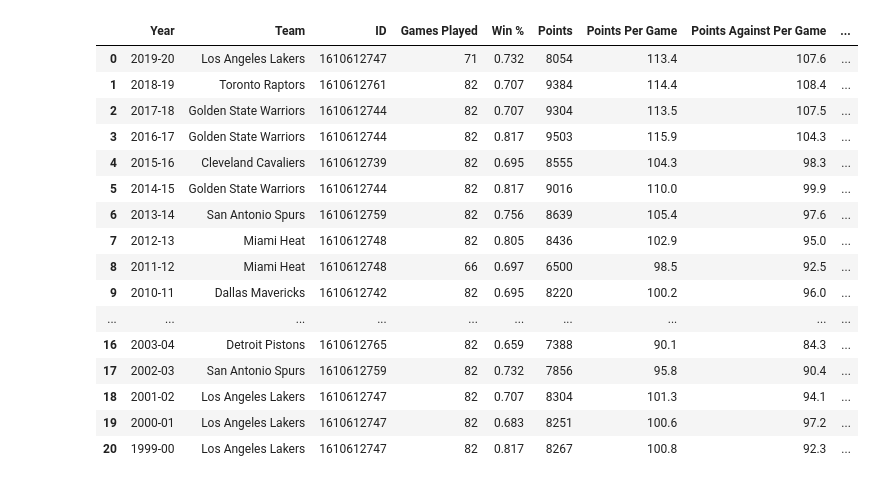
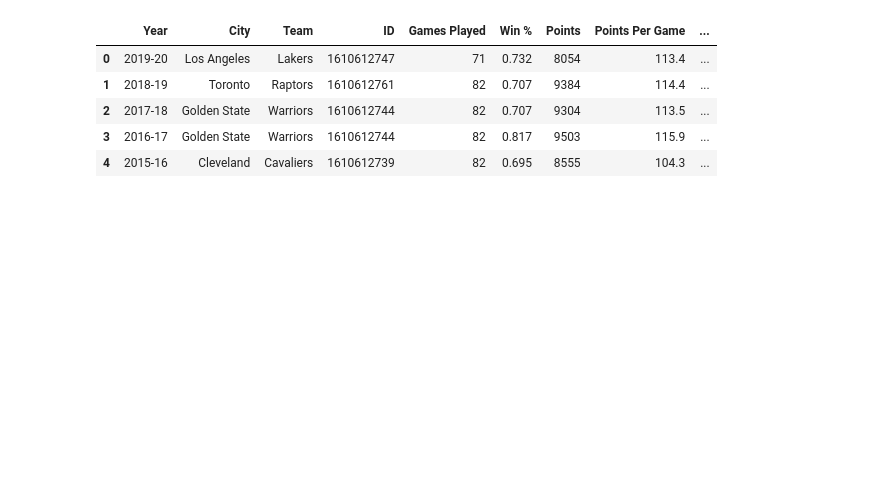
Before and after one commit to kcwaggs/project_1, a Jupyter notebook: keegan/keegan.ipynb, the cells around one changed output. Cells and saved outputs as stored; diff of their text form; code cells hidden in the pictures; blank space fills up the shorter version.

```diff
--- a/keegan/keegan.ipynb
+++ b/keegan/keegan.ipynb
@@ -65,16 +72,28 @@ for year, identity in team_ids.items():
     i = i-1
 # %%
 # getting all team hex colors
-team_hex_colors = {}
+primary_hex_colors = {}
+secondary_hex_colors = {}
 for champ in all_champs:
-    team_hex_colors[champ] = None
+    primary_hex_colors[champ] = None
+    secondary_hex_colors[champ] = None
 
-team_hex_colors['Los Angeles Lakers'] = '#f9a01b'
-team_hex_colors['Toronto Raptors'] = '#ce1141'
-team_hex_colors['Golden State Warriors'] = '#1d428a'
-team_hex_colors['Cleveland Cavaliers'] = '#860038'
-team_hex_colors['San Antonio Spurs'] = '#c4ced4'
-team_hex_colors['Miami Heat'] = '#98002e'
-team_hex_colors['Dallas Mavericks'] = '#00538c'
-team_hex_colors['Boston Celtics'] = '#007a33'
-team_hex_colors['Detroit Pistons'] = '#1d42ba'
+primary_hex_colors['Los Angeles Lakers'] = '#552583'
+primary_hex_colors['Toronto Raptors'] = '#ce1141'
+primary_hex_colors['Golden State Warriors'] = '#1d428a'
+primary_hex_colors['Cleveland Cavaliers'] = '#860038'
+primary_hex_colors['San Antonio Spurs'] = '#c4ced4'
+primary_hex_colors['Miami Heat'] = '#98002e'
+primary_hex_colors['Dallas Mavericks'] = '#00538c'
+primary_hex_colors['Boston Celtics'] = '#007a33'
+primary_hex_colors['Detroit Pistons'] = '#c8102e'
+
+secondary_hex_colors['Los Angeles Lakers'] = '#f9a01b'
+secondary_hex_colors['Toronto Raptors'] = '#a1a1a4'
+secondary_hex_colors['Golden State Warriors'] = '#ffc72c'
+secondary_hex_colors['Cleveland Cavaliers'] = '#041e42'
+secondary_hex_colors['San Antonio Spurs'] = '#000000'
+secondary_hex_colors['Miami Heat'] = '#f9a01b'
+secondary_hex_colors['Dallas Mavericks'] = '#b8c4ca'
+secondary_hex_colors['Boston Celtics'] = '#ba9653'
+secondary_hex_colors['Detroit Pistons'] = '#1d42ba'
@@ -91,40 +100,33 @@ team_hex_colors['Detroit Pistons'] = '#1d42ba'
 # %%
 # create df and rename index column
 full_team_stats_df = pd.DataFrame(full_team_info, index=None).T.reset_index()
 full_team_stats_df = full_team_stats_df.rename(columns={'index': 'Year'})
 
 # Create a column for points per game in regular season and round to 1 decimal place
 full_team_stats_df['Points Per Game'] = full_team_stats_df['Points'] / full_team_stats_df['Games Played']
 full_team_stats_df = full_team_stats_df.astype({'Points Per Game': 'float'})
 full_team_stats_df['Points Per Game'] = full_team_stats_df['Points Per Game'].round(1)
 
 # add the points against average from the first dataframe to our new df. And calculate the point differential between the averages
 full_team_stats_df['Points Against Per Game'] = champ_stats_df['Points Against']
 full_team_stats_df['Point Differential'] = (full_team_stats_df['Points Per Game'] - full_team_stats_df['Points Against Per Game']).round(1)
 
 # adding team hex colors to df by matching key of dict to team name in df and then adding hex value for a match
-full_team_stats_df['Hex Color'] = full_team_stats_df['Team'].map(team_hex_colors)
+full_team_stats_df['Hex Color Primary'] = (full_team_stats_df['City'] + ' ' + full_team_stats_df['Team']).map(primary_hex_colors)
+full_team_stats_df['Hex Color Secondary'] = (full_team_stats_df['City'] + ' ' + full_team_stats_df['Team']).map(secondary_hex_colors)
+
+# Combining name and year of teams
+full_team_stats_df['Team and Year'] = full_team_stats_df['Year'] + ' ' + full_team_stats_df['Team']
 
 # export the df to a csv
 full_team_stats_df.to_csv('Resources/regular_season_stats_champs.csv', index=False, header=True)
-full_team_stats_df
+full_team_stats_df.head()
 # %% [output]
-|  | Year | Team | ID | Games Played | Win % | Points | Points Per Game | Points Against Per Game | ... |
-| 0 | 2019-20 | Los Angeles Lakers | 1610612747 | 71 | 0.732 | 8054 | 113.4 | 107.6 | ... |
-| 1 | 2018-19 | Toronto Raptors | 1610612761 | 82 | 0.707 | 9384 | 114.4 | 108.4 | ... |
-| 2 | 2017-18 | Golden State Warriors | 1610612744 | 82 | 0.707 | 9304 | 113.5 | 107.5 | ... |
-| 3 | 2016-17 | Golden State Warriors | 1610612744 | 82 | 0.817 | 9503 | 115.9 | 104.3 | ... |
-| 4 | 2015-16 | Cleveland Cavaliers | 1610612739 | 82 | 0.695 | 8555 | 104.3 | 98.3 | ... |
-| 5 | 2014-15 | Golden State Warriors | 1610612744 | 82 | 0.817 | 9016 | 110.0 | 99.9 | ... |
-| 6 | 2013-14 | San Antonio Spurs | 1610612759 | 82 | 0.756 | 8639 | 105.4 | 97.6 | ... |
-| 7 | 2012-13 | Miami Heat | 1610612748 | 82 | 0.805 | 8436 | 102.9 | 95.0 | ... |
-| 8 | 2011-12 | Miami Heat | 1610612748 | 66 | 0.697 | 6500 | 98.5 | 92.5 | ... |
-| 9 | 2010-11 | Dallas Mavericks | 1610612742 | 82 | 0.695 | 8220 | 100.2 | 96.0 | ... |
-| ... | ... | ... | ... | ... | ... | ... | ... | ... | ... |
-| 16 | 2003-04 | Detroit Pistons | 1610612765 | 82 | 0.659 | 7388 | 90.1 | 84.3 | ... |
-| 17 | 2002-03 | San Antonio Spurs | 1610612759 | 82 | 0.732 | 7856 | 95.8 | 90.4 | ... |
-| 18 | 2001-02 | Los Angeles Lakers | 1610612747 | 82 | 0.707 | 8304 | 101.3 | 94.1 | ... |
-| 19 | 2000-01 | Los Angeles Lakers | 1610612747 | 82 | 0.683 | 8251 | 100.6 | 97.2 | ... |
-| 20 | 1999-00 | Los Angeles Lakers | 1610612747 | 82 | 0.817 | 8267 | 100.8 | 92.3 | ... |
+|  | Year | City | Team | ID | Games Played | Win % | Points | Points Per Game | ... |
+| 0 | 2019-20 | Los Angeles | Lakers | 1610612747 | 71 | 0.732 | 8054 | 113.4 | ... |
+| 1 | 2018-19 | Toronto | Raptors | 1610612761 | 82 | 0.707 | 9384 | 114.4 | ... |
+| 2 | 2017-18 | Golden State | Warriors | 1610612744 | 82 | 0.707 | 9304 | 113.5 | ... |
+| 3 | 2016-17 | Golden State | Warriors | 1610612744 | 82 | 0.817 | 9503 | 115.9 | ... |
+| 4 | 2015-16 | Cleveland | Cavaliers | 1610612739 | 82 | 0.695 | 8555 | 104.3 | ... |
 # %%
 # narrow df for analysis
```
Also changed, not shown: parts of 5 cells of this notebook, 1 other file.
